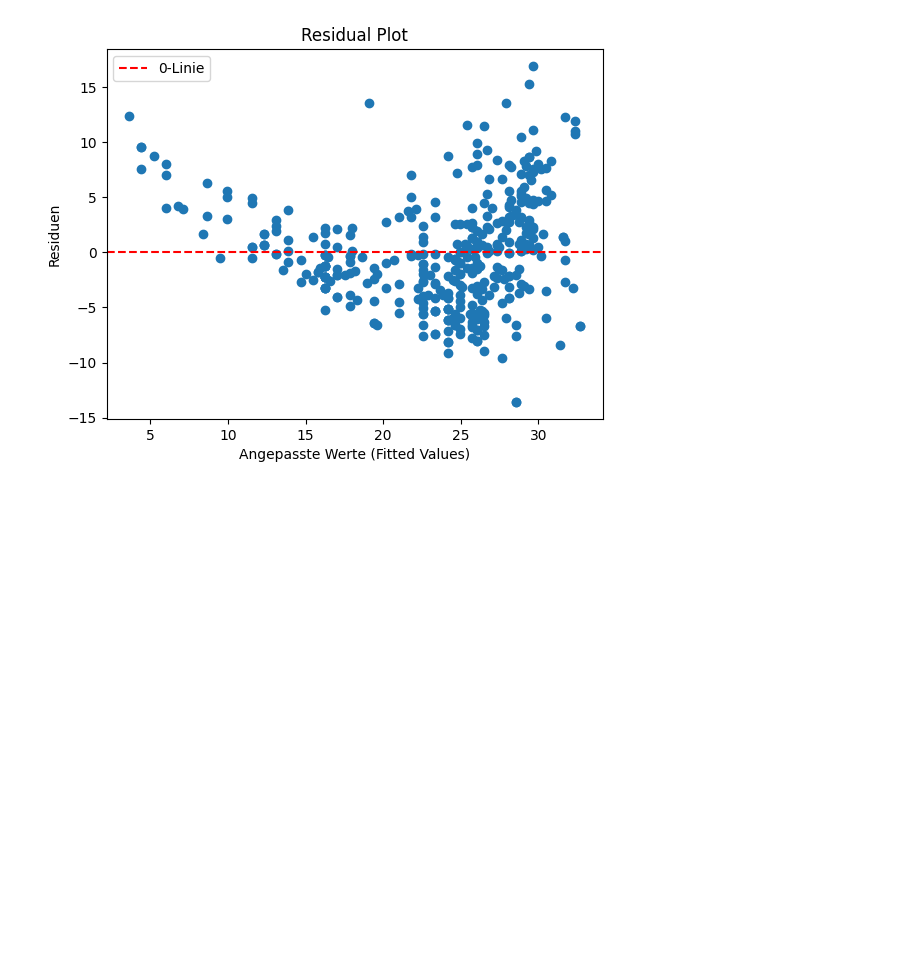
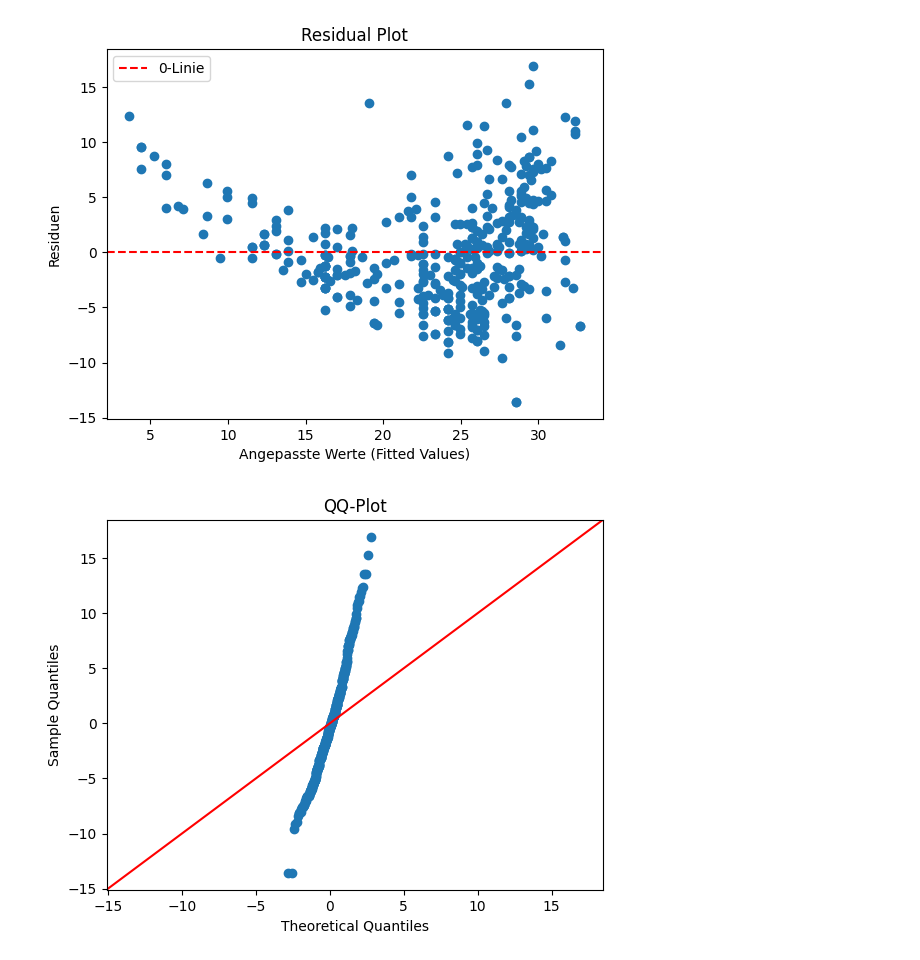
Before and after one commit to honhon13/sample, a Jupyter notebook: Hausübung_02_statistical_learning.ipynb, the cells around one changed output. Cells and saved outputs as stored; diff of their text form; code cells hidden in the pictures; blank space fills up the shorter version.

```diff
--- a/Hausübung_02_statistical_learning.ipynb
+++ b/Hausübung_02_statistical_learning.ipynb
@@ -61,3 +61,9 @@ plt.legend()
 plt.show()
 # %% [output]
 [figure]
+# %%
+sm.qqplot(residuals, line='45')
+plt.title("QQ-Plot")
+plt.show()
+# %% [output]
+[figure, added]
```
Also changed, not shown: parts of 1 cell of this notebook.
